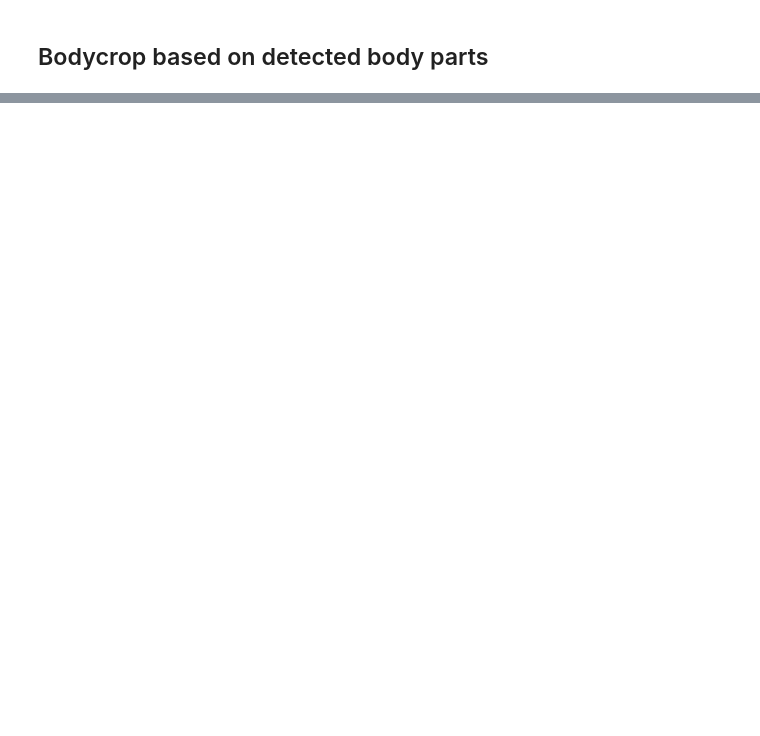
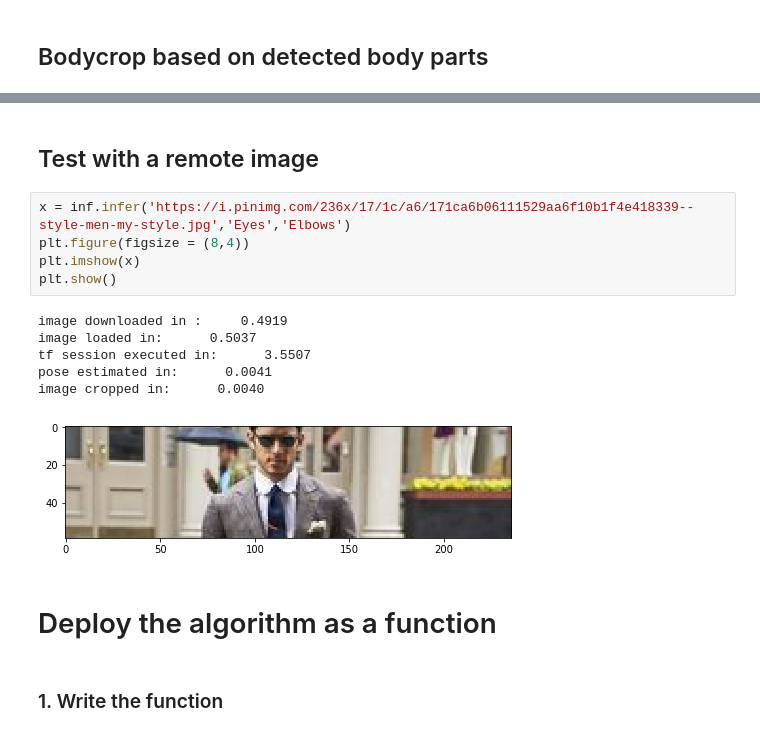
Before and after one commit to akh64bit/qconsf, a Jupyter notebook: bodycrop/crop.ipynb, the cells around one changed output, grey strips where cells are left out. Cells and saved outputs as stored; diff of their text form; blank space fills up the shorter version.

```diff
--- a/bodycrop/crop.ipynb
+++ b/bodycrop/crop.ipynb
@@ -39,0 +71,18 @@ plt.show()
+# %% [markdown]
+## Test with a remote image
+# %%
+x = inf.infer('https://i.pinimg.com/236x/17/1c/a6/171ca6b06111529aa6f10b1f4e418339--style-men-my-style.jpg','Eyes','Elbows')
+plt.figure(figsize = (8,4))
+plt.imshow(x)
+plt.show()
+# %% [output]
+image downloaded in :     0.4919
+image loaded in:      0.5037
+tf session executed in:      3.5507
+pose estimated in:      0.0041
+image cropped in:      0.0040
+[figure, added]
+# %% [markdown]
+# Deploy the algorithm as a function
+# %% [markdown]
+### 1. Write the function
```
Also changed, not shown: parts of 13 cells of this notebook, 1 other file.
